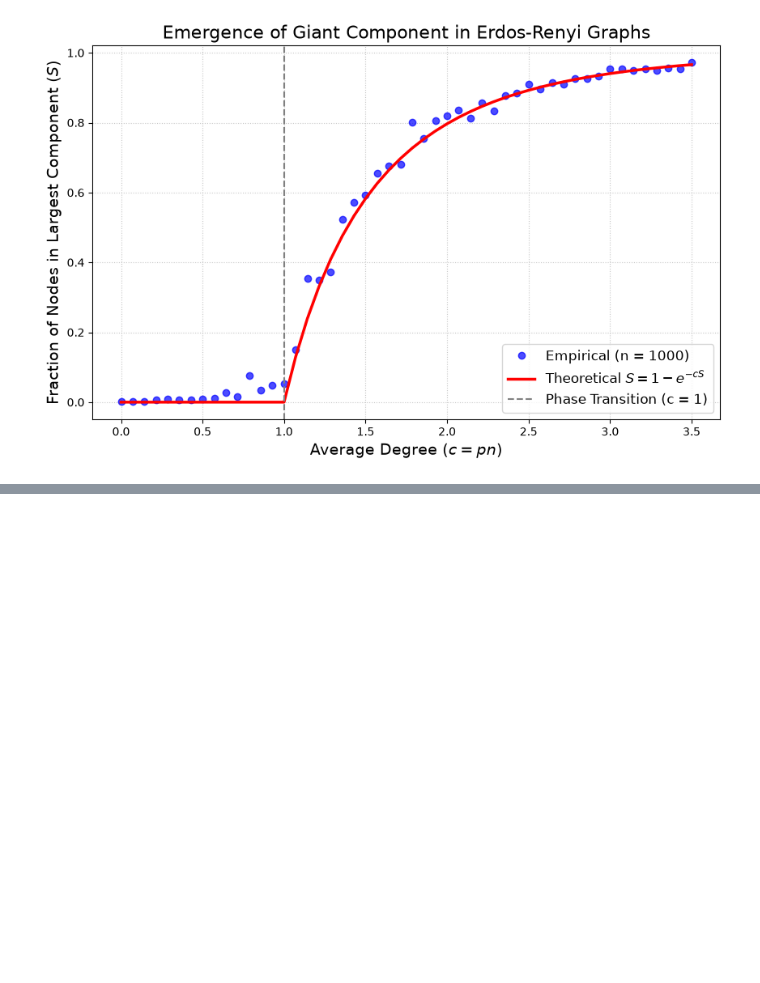
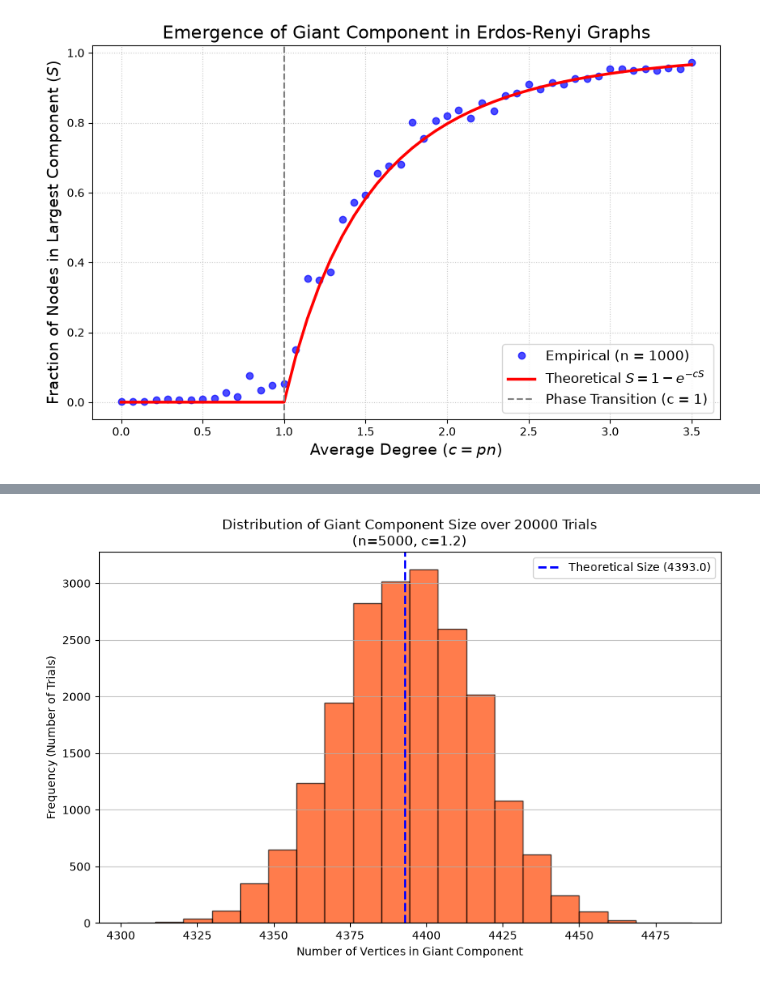
Before and after one commit to Enoch-1Liu/Erdos-Renyi, a Jupyter notebook: giant-component.ipynb, the cells around one changed output, grey strips where cells are left out. Cells and saved outputs as stored; diff of their text form; code cells hidden in the pictures; blank space fills up the shorter version.

```diff
--- a/giant-component.ipynb
+++ b/giant-component.ipynb
@@ -228,0 +312,77 @@ Running simulations...
+# %%
+def theoretical_giant_size(c):
+    """Calculates the theoretical fraction G(c) of vertices in the giant component."""
+    if c <= 0.5:
+        return 0.0
+    func = lambda G: G - (1 - np.exp(-2 * c * G))
+    return fsolve(func, 0.5)[0]
+
+def theoretical_component_count(n, c, G_c):
+    """Calculates the theoretical total number of components."""
+    X_c = 2 * c * (1 - G_c)
+    return (n / (2 * c)) * (X_c - (X_c**2) / 2)
+
+n = 5000
+c = 1.2
+trials = 20000
+
+def run_phase3_monte_carlo(n, c, trials):
+    """
+    Runs a Monte Carlo simulation for Phase 3 to collect data
+    on the giant component size and total components over many trials.
+    """
+    print(f"--- Running Monte Carlo Simulation for Phase 3 ---")
+    print(f"Vertices (n): {n} | Edge Ratio (c): {c} | Trials: {trials}")
+
+    N = int(c * n)
+    G_c = theoretical_giant_size(c)
+    expected_giant_size = G_c * n
+    expected_components = theoretical_component_count(n, c, G_c)
+
+    # Data collection arrays
+    giant_sizes = []
+    total_components = []
+
+    for i in range(trials):
+        # Generate random graph
+        G = nx.gnm_random_graph(n, N)
+
+        # Extract metrics
+        components = sorted(nx.connected_components(G), key=len, reverse=True)
+        giant_sizes.append(len(components[0]))
+        total_components.append(len(components))
+
+        # Simple progress indicator
+        if (i + 1) % 50 == 0:
+            print(f"Completed {i + 1}/{trials} trials...")
+
+    # Calculate Statistics
+    avg_giant = np.mean(giant_sizes)
+    std_giant = np.std(giant_sizes)
+    avg_comps = np.mean(total_components)
+
+    print("\n--- Simulation Results ---")
+    print(f"Theoretical Giant Size: ~{expected_giant_size:.1f}")
+    print(f"Average Simulated Size: {avg_giant:.1f} (± {std_giant:.1f})")
+    print(f"Theoretical Total Components: ~{expected_components:.1f}")
+    print(f"Average Simulated Components: {avg_comps:.1f}")
+
+    # Visualization: Histogram of the Giant Component Size
+    plt.figure(figsize=(10, 6))
+    plt.hist(giant_sizes, bins=20, color='#FF4500', edgecolor='black', alpha=0.7)
+
+    # Plot a vertical line for the theoretical prediction
+    plt.axvline(expected_giant_size, color='blue', linestyle='dashed', linewidth=2,
+                label=f'Theoretical Size ({expected_giant_size:.1f})')
+
+    plt.title(f"Distribution of Giant Component Size over {trials} Trials\n(n={n}, c={c})")
+    plt.xlabel("Number of Vertices in Giant Component")
+    plt.ylabel("Frequency (Number of Trials)")
+    plt.legend()
+    plt.grid(axis='y', alpha=0.75)
+
+    plt.show()
+
+
+run_phase3_monte_carlo(n, c, trials)
+# %% [output]
@@ -228,0 +406 @@ Running simulations...
+[figure, added]
```
Also changed, not shown: parts of 4 cells of this notebook, 2 other files.
